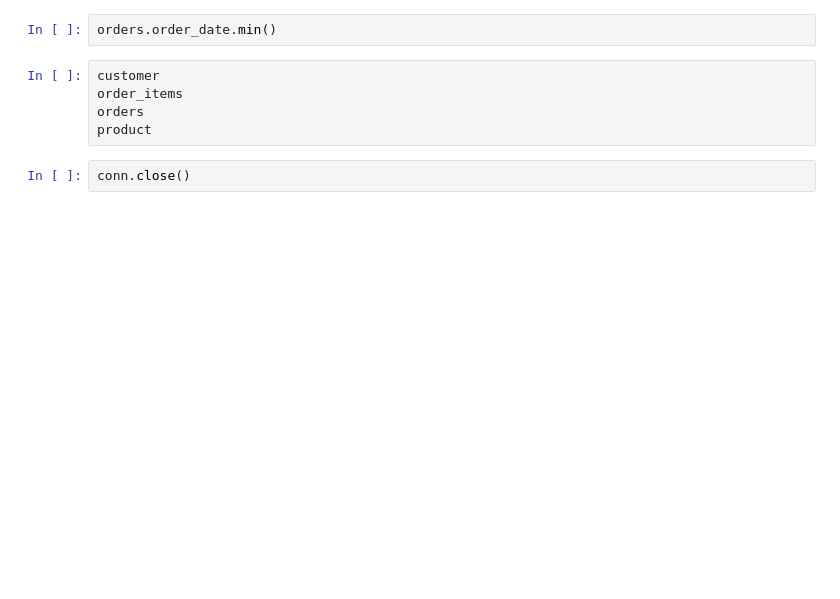
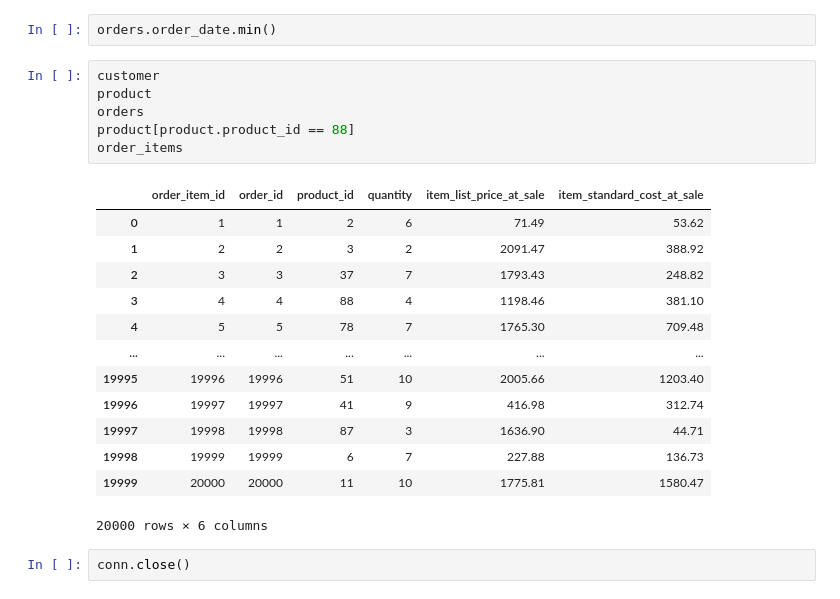
Before and after one commit to EgrSlv/PostgreSQLearn_MIPT, a Jupyter notebook: HomeWork_2/SolovevEgor_HW_02_ds_2025.ipynb, the cells around one changed output. Saved outputs shown, nothing was run; the diff lists cells and outputs as text; blank space fills up the shorter version.

```diff
--- a/HomeWork_2/SolovevEgor_HW_02_ds_2025.ipynb
+++ b/HomeWork_2/SolovevEgor_HW_02_ds_2025.ipynb
@@ -624,8 +632,23 @@ gi
 orders.order_date.min()
 # %%
 customer
+product
+orders
+product[product.product_id == 88]
 order_items
-orders
-product
+# %% [output]
+|  | order_item_id | order_id | product_id | quantity | item_list_price_at_sale | item_standard_cost_at_sale |
+| 0 | 1 | 1 | 2 | 6 | 71.49 | 53.62 |
+| 1 | 2 | 2 | 3 | 2 | 2091.47 | 388.92 |
+| 2 | 3 | 3 | 37 | 7 | 1793.43 | 248.82 |
+| 3 | 4 | 4 | 88 | 4 | 1198.46 | 381.10 |
+| 4 | 5 | 5 | 78 | 7 | 1765.30 | 709.48 |
+| ... | ... | ... | ... | ... | ... | ... |
+| 19995 | 19996 | 19996 | 51 | 10 | 2005.66 | 1203.40 |
+| 19996 | 19997 | 19997 | 41 | 9 | 416.98 | 312.74 |
+| 19997 | 19998 | 19998 | 87 | 3 | 1636.90 | 44.71 |
+| 19998 | 19999 | 19999 | 6 | 7 | 227.88 | 136.73 |
+| 19999 | 20000 | 20000 | 11 | 10 | 1775.81 | 1580.47 |
+20000 rows × 6 columns
 # %%
 conn.close()
```
Also changed, not shown: parts of 8 cells of this notebook.
